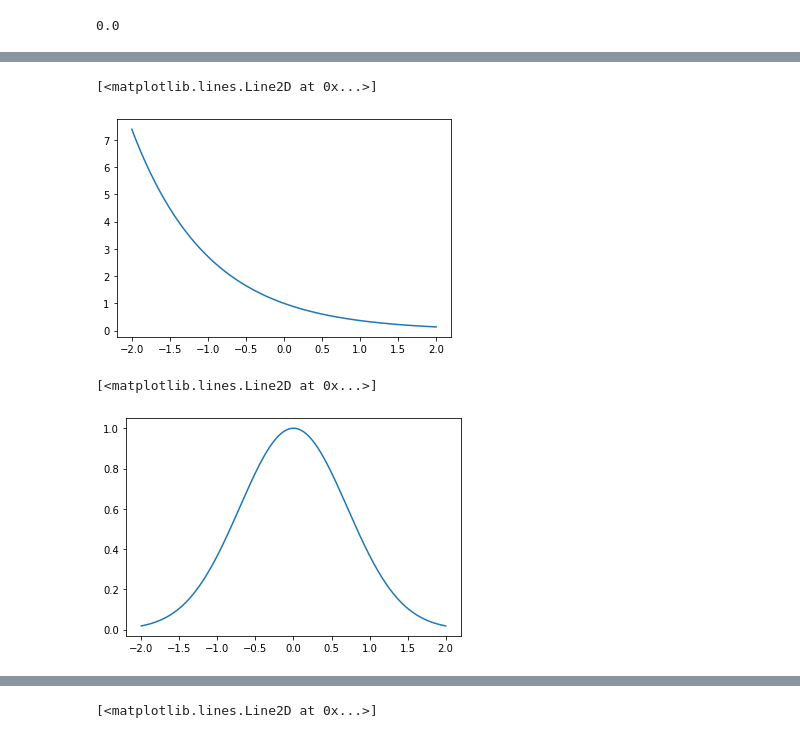
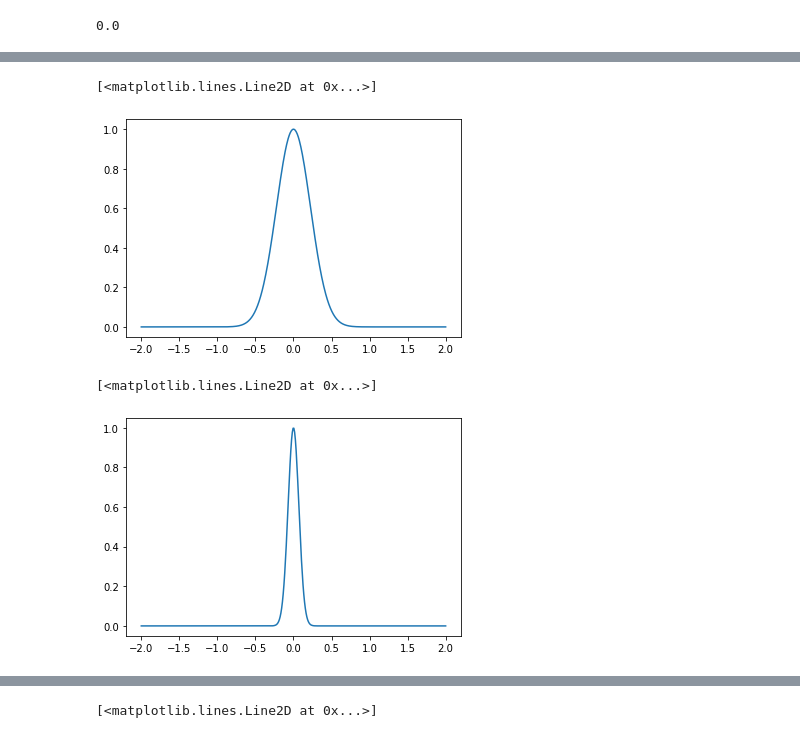
Before and after one commit to ManuelSVN/Nolting-Band-3, a Jupyter notebook: NoltingBand3/1.7 Aufgaben/Aufgabel 1_7_1.ipynb, the cells around one changed output, grey strips where cells are left out. Cells and saved outputs as stored; diff of their text form; code cells hidden in the pictures.

Commit message:
plots adapted

```diff
--- a/NoltingBand3/1.7 Aufgaben/Aufgabel 1_7_1.ipynb
+++ b/NoltingBand3/1.7 Aufgaben/Aufgabel 1_7_1.ipynb
@@ -11,7 +11,11 @@ def f_n(x, a, n):
 # Parameters for the plot
 a = 0  # Center of the peak
 n_values = [0.1, 0.01, 0.001, 0.0001]  # Different values of n to show the limit
-x = np.linspace(-2, 2, 400)  # Range of x values
+def new_func():
+    x = np.linspace(-2, 2, 400)
+    return x
+
+x = new_func()  # Range of x values
 
 # Plot the function for different values of n
 plt.figure(figsize=(10, 6))
@@ -41,3 +45,8 @@ f_n(1, 1, 0.0001)
 print(f_n(1, 0, 0.0001))
 # %% [output]
 0.0
+# %%
+def f_n(x, a, n):
+    return np.exp(-(x))
+x = np.linspace(-4, 4, 600)
+plt.plot(x, f_n(x, a, n))
@@ -43,0 +56,5 @@ print(f_n(1, 0, 0.0001))
+# %%
+def f_n(x, a, n):
+    return np.exp(-(x)**2)  #gibt dann nur noch negative Werte
+x = np.linspace(-4, 4, 600)
+plt.plot(x, f_n(x, a, n))
@@ -44,16 +64,16 @@ print(f_n(1, 0, 0.0001))
 # %%
 def f_n(x, a, n):
-    return np.exp(-(x))
-x = np.linspace(-2, 2, 400)
+    return np.exp(-(x)**2/0.1)
+x = np.linspace(-2, 2, 600)
 plt.plot(x, f_n(x, a, n))
 # %% [output]
 [<matplotlib.lines.Line2D at 0x...>]
-[figure, old version]
+[figure, new version]
 # %%
 def f_n(x, a, n):
-    return np.exp(-(x)**2)
-x = np.linspace(-2, 2, 400)
+    return np.exp(-(x)**2/0.01)
+x = np.linspace(-4, 4, 400)
 plt.plot(x, f_n(x, a, n))
 # %% [output]
 [<matplotlib.lines.Line2D at 0x...>]
-[figure, old version]
+[figure, new version]
```
Also changed, not shown: parts of 4 cells of this notebook.
